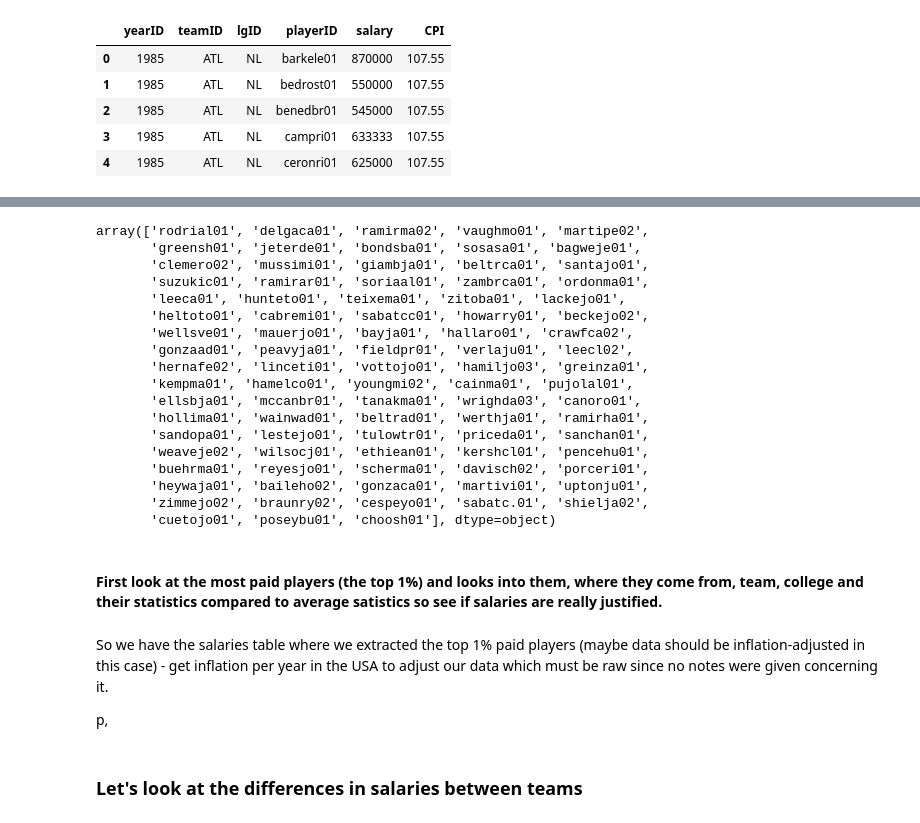
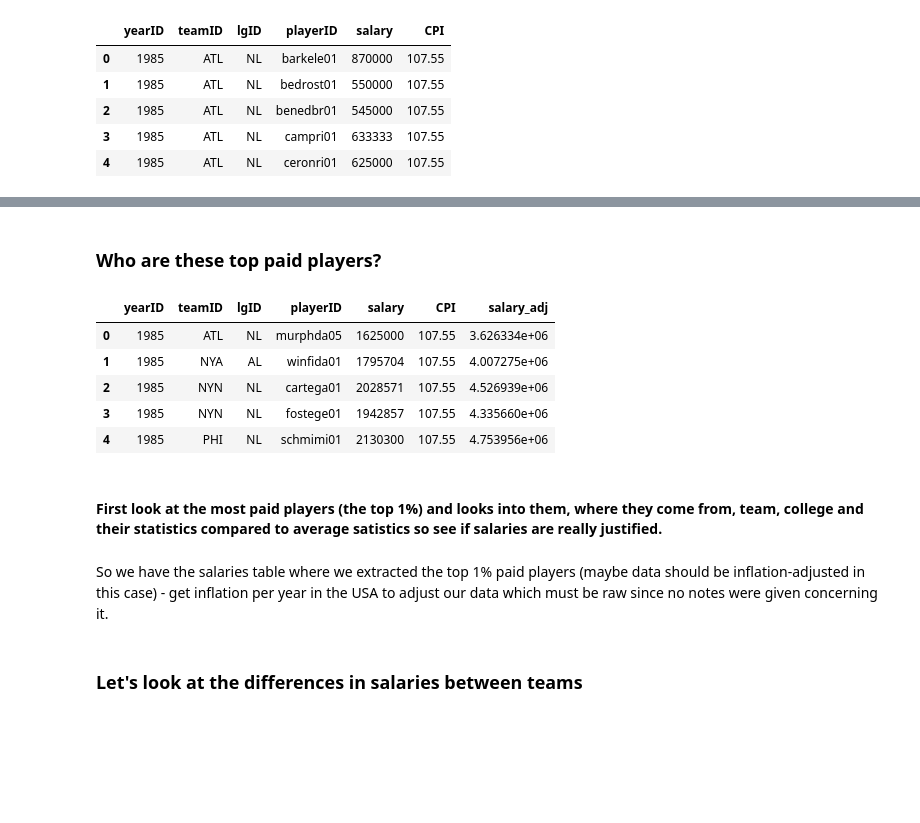
Before and after one commit to bcg0006/udc, a Jupyter notebook: baseball_data_analysis.ipynb, the cells around one changed output, grey strips where cells are left out. Saved outputs shown, nothing was run; the diff lists cells and outputs as text; code cells hidden in the pictures; blank space fills up the shorter version.

```diff
--- a/baseball_data_analysis.ipynb
+++ b/baseball_data_analysis.ipynb
@@ -231,30 +201,18 @@ print "- Number of teams with top salaries players:", len(teams_top_salaries)
-# %%
-top_one_pct.playerID.unique()
-# %% [output]
-array(['rodrial01', 'delgaca01', 'ramirma02', 'vaughmo01', 'martipe02',
-       'greensh01', 'jeterde01', 'bondsba01', 'sosasa01', 'bagweje01',
-       'clemero02', 'mussimi01', 'giambja01', 'beltrca01', 'santajo01',
-       'suzukic01', 'ramirar01', 'soriaal01', 'zambrca01', 'ordonma01',
-       'leeca01', 'hunteto01', 'teixema01', 'zitoba01', 'lackejo01',
-       'heltoto01', 'cabremi01', 'sabatcc01', 'howarry01', 'beckejo02',
-       'wellsve01', 'mauerjo01', 'bayja01', 'hallaro01', 'crawfca02',
-       'gonzaad01', 'peavyja01', 'fieldpr01', 'verlaju01', 'leecl02',
-       'hernafe02', 'linceti01', 'vottojo01', 'hamiljo03', 'greinza01',
-       'kempma01', 'hamelco01', 'youngmi02', 'cainma01', 'pujolal01',
-       'ellsbja01', 'mccanbr01', 'tanakma01', 'wrighda03', 'canoro01',
-       'hollima01', 'wainwad01', 'beltrad01', 'werthja01', 'ramirha01',
-       'sandopa01', 'lestejo01', 'tulowtr01', 'priceda01', 'sanchan01',
-       'weaveje02', 'wilsocj01', 'ethiean01', 'kershcl01', 'pencehu01',
-       'buehrma01', 'reyesjo01', 'scherma01', 'davisch02', 'porceri01',
-       'heywaja01', 'baileho02', 'gonzaca01', 'martivi01', 'uptonju01',
-       'zimmejo02', 'braunry02', 'cespeyo01', 'sabatc.01', 'shielja02',
-       'cuetojo01', 'poseybu01', 'choosh01'], dtype=object)
+# %% [markdown]
+### Who are these top paid players?
+# %%
+top_1pct_salaries_per_annum.head()
+# %% [output]
+|  | yearID | teamID | lgID | playerID | salary | CPI | salary_adj |
+| 0 | 1985 | ATL | NL | murphda05 | 1625000 | 107.55 | 3.626334e+06 |
+| 1 | 1985 | NYA | AL | winfida01 | 1795704 | 107.55 | 4.007275e+06 |
+| 2 | 1985 | NYN | NL | cartega01 | 2028571 | 107.55 | 4.526939e+06 |
+| 3 | 1985 | NYN | NL | fostege01 | 1942857 | 107.55 | 4.335660e+06 |
+| 4 | 1985 | PHI | NL | schmimi01 | 2130300 | 107.55 | 4.753956e+06 |
 # %% [markdown]
 #### First look at the most paid players (the top 1%) and looks into them, where they come from, team, college and their statistics compared to average satistics so see if salaries are really justified.
 # %% [markdown]
 So we have the salaries table where we extracted the top 1% paid players (maybe data should be inflation-adjusted in this case) - get inflation per year in the USA to adjust our data which must be raw since no notes were given concerning it.
-
-p,
 # %% [markdown]
 ### Let's look at the differences in salaries between teams
 # %%
```
Also changed, not shown: parts of 30 cells of this notebook.
